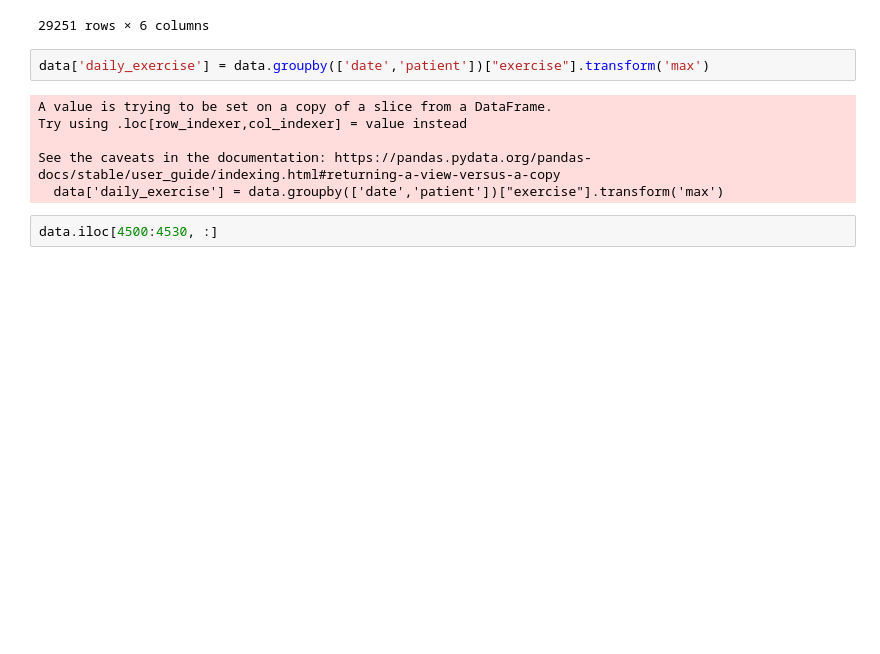
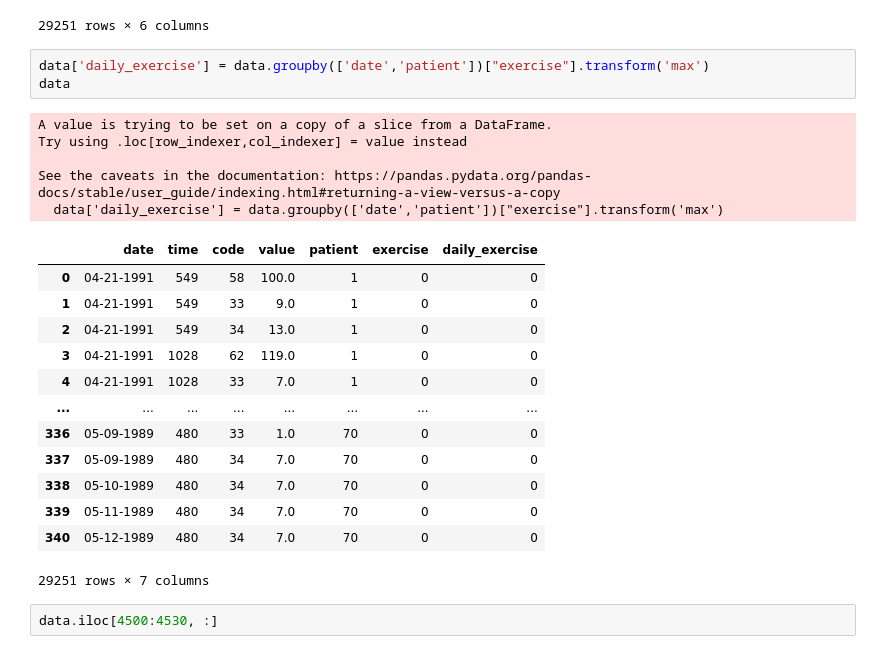
Before and after one commit to elisakaisa/blood_glucose_ML, a Jupyter notebook: project1.ipynb, the cells around one changed output. Drawn from its saved outputs; the diff is of its cells as text; blank space fills up the shorter version.

```diff
--- a/project1.ipynb
+++ b/project1.ipynb
@@ -134,12 +127,26 @@ See the caveats in the documentation: https://pandas.pydata.org/pandas-docs/stab
 29251 rows × 6 columns
 # %%
 data['daily_exercise'] = data.groupby(['date','patient'])["exercise"].transform('max')
+data
 # %% [output]
 A value is trying to be set on a copy of a slice from a DataFrame.
 Try using .loc[row_indexer,col_indexer] = value instead
 
 See the caveats in the documentation: https://pandas.pydata.org/pandas-docs/stable/user_guide/indexing.html#returning-a-view-versus-a-copy
   data['daily_exercise'] = data.groupby(['date','patient'])["exercise"].transform('max')
+|  | date | time | code | value | patient | exercise | daily_exercise |
+| 0 | 04-21-1991 | 549 | 58 | 100.0 | 1 | 0 | 0 |
+| 1 | 04-21-1991 | 549 | 33 | 9.0 | 1 | 0 | 0 |
+| 2 | 04-21-1991 | 549 | 34 | 13.0 | 1 | 0 | 0 |
+| 3 | 04-21-1991 | 1028 | 62 | 119.0 | 1 | 0 | 0 |
+| 4 | 04-21-1991 | 1028 | 33 | 7.0 | 1 | 0 | 0 |
+| ... | ... | ... | ... | ... | ... | ... | ... |
+| 336 | 05-09-1989 | 480 | 33 | 1.0 | 70 | 0 | 0 |
+| 337 | 05-09-1989 | 480 | 34 | 7.0 | 70 | 0 | 0 |
+| 338 | 05-10-1989 | 480 | 34 | 7.0 | 70 | 0 | 0 |
+| 339 | 05-11-1989 | 480 | 34 | 7.0 | 70 | 0 | 0 |
+| 340 | 05-12-1989 | 480 | 34 | 7.0 | 70 | 0 | 0 |
+29251 rows × 7 columns
 # %%
 data.iloc[4500:4530, :]
 # %% [output]
```
Also changed, not shown: parts of 11 cells of this notebook.
